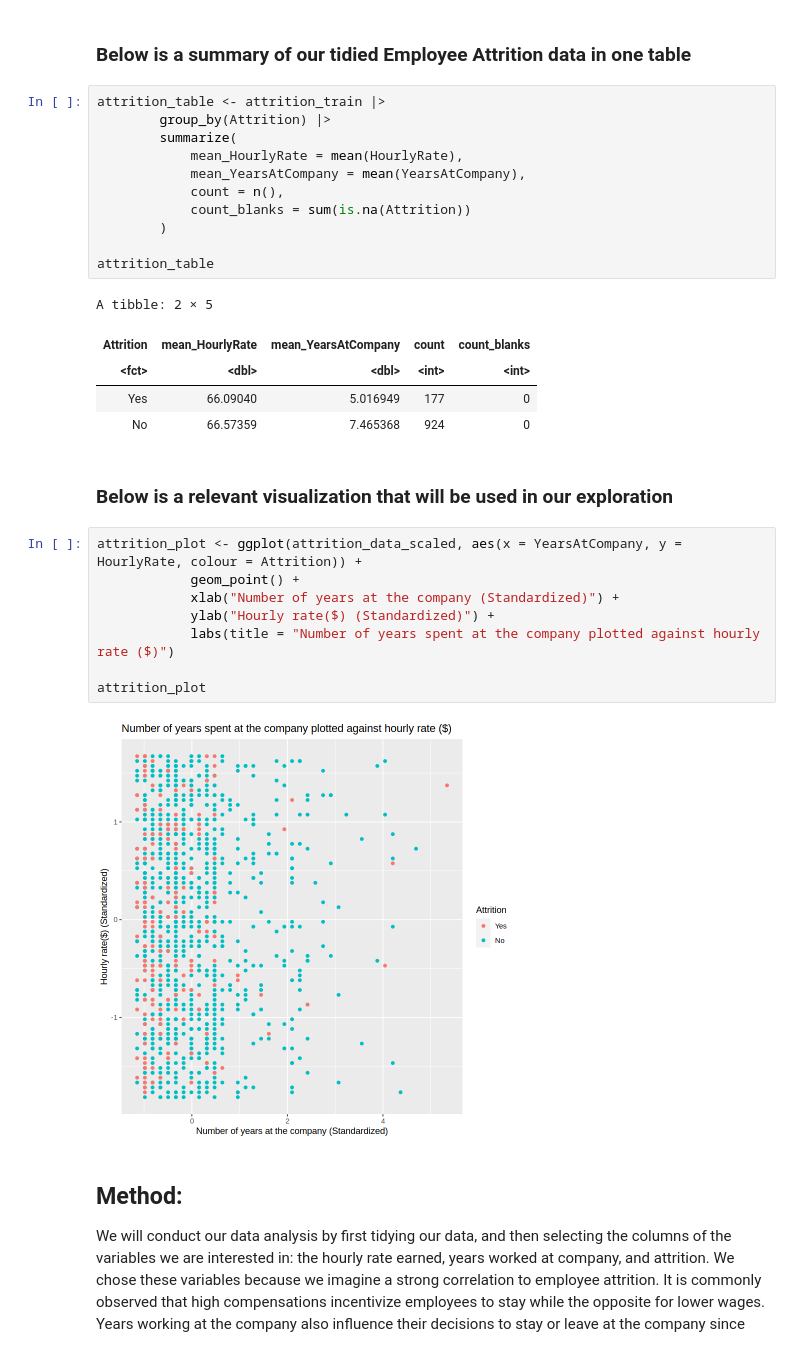
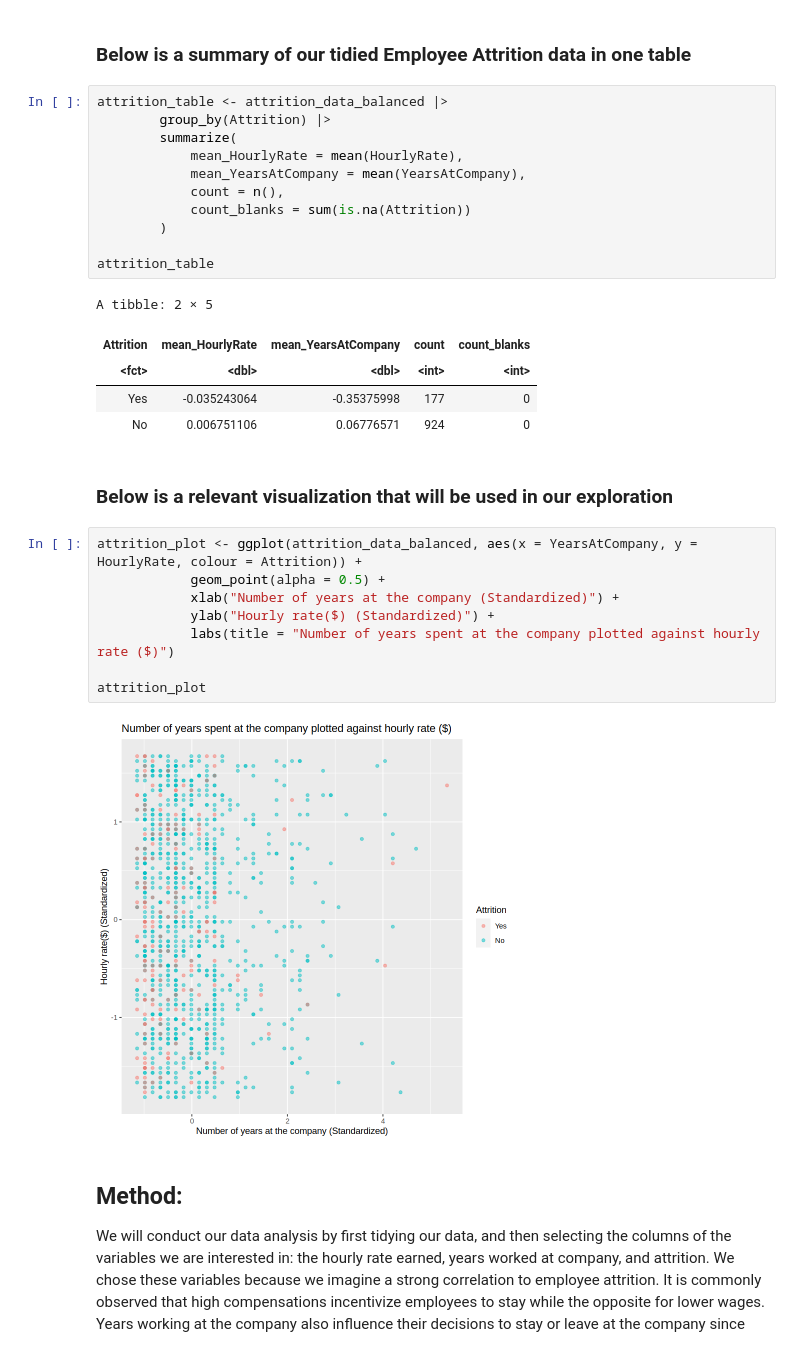
Before and after one commit to wenshanli1231/DSCI-Group-Project, a Jupyter notebook: Project Proposal.ipynb, the cells around one changed output. Saved outputs shown, nothing was run; the diff lists cells and outputs as text.

Commit message:
added balance code in # for recipe

```diff
--- a/Project Proposal.ipynb
+++ b/Project Proposal.ipynb
@@ -64,7 +97,7 @@ attrition_data_scaled <- attrition_recipe |>
 # %% [markdown]
 ### Below is a summary of our tidied Employee Attrition data in one table
 # %%
-attrition_table <- attrition_train |>
+attrition_table <- attrition_data_balanced |>
         group_by(Attrition) |>
         summarize(
             mean_HourlyRate = mean(HourlyRate),
@@ -78,20 +111,20 @@ attrition_table
 A tibble: 2 × 5
 | Attrition | mean_HourlyRate | mean_YearsAtCompany | count | count_blanks |
 | <fct> | <dbl> | <dbl> | <int> | <int> |
-| Yes | 66.09040 | 5.016949 | 177 | 0 |
-| No | 66.57359 | 7.465368 | 924 | 0 |
+| Yes | -0.035243064 | -0.35375998 | 177 | 0 |
+| No | 0.006751106 | 0.06776571 | 924 | 0 |
 # %% [markdown]
 ### Below is a relevant visualization that will be used in our exploration
 # %%
-attrition_plot <- ggplot(attrition_data_scaled, aes(x = YearsAtCompany, y = HourlyRate, colour = Attrition)) +
-            geom_point() +
+attrition_plot <- ggplot(attrition_data_balanced, aes(x = YearsAtCompany, y = HourlyRate, colour = Attrition)) +
+            geom_point(alpha = 0.5) +
             xlab("Number of years at the company (Standardized)") +
             ylab("Hourly rate($) (Standardized)") +
             labs(title = "Number of years spent at the company plotted against hourly rate ($)")
 
 attrition_plot
 # %% [output]
-[figure, old version]
+[figure, new version]
 # %% [markdown]
 ## Method:
 
```
Also changed, not shown: parts of 6 cells of this notebook.
